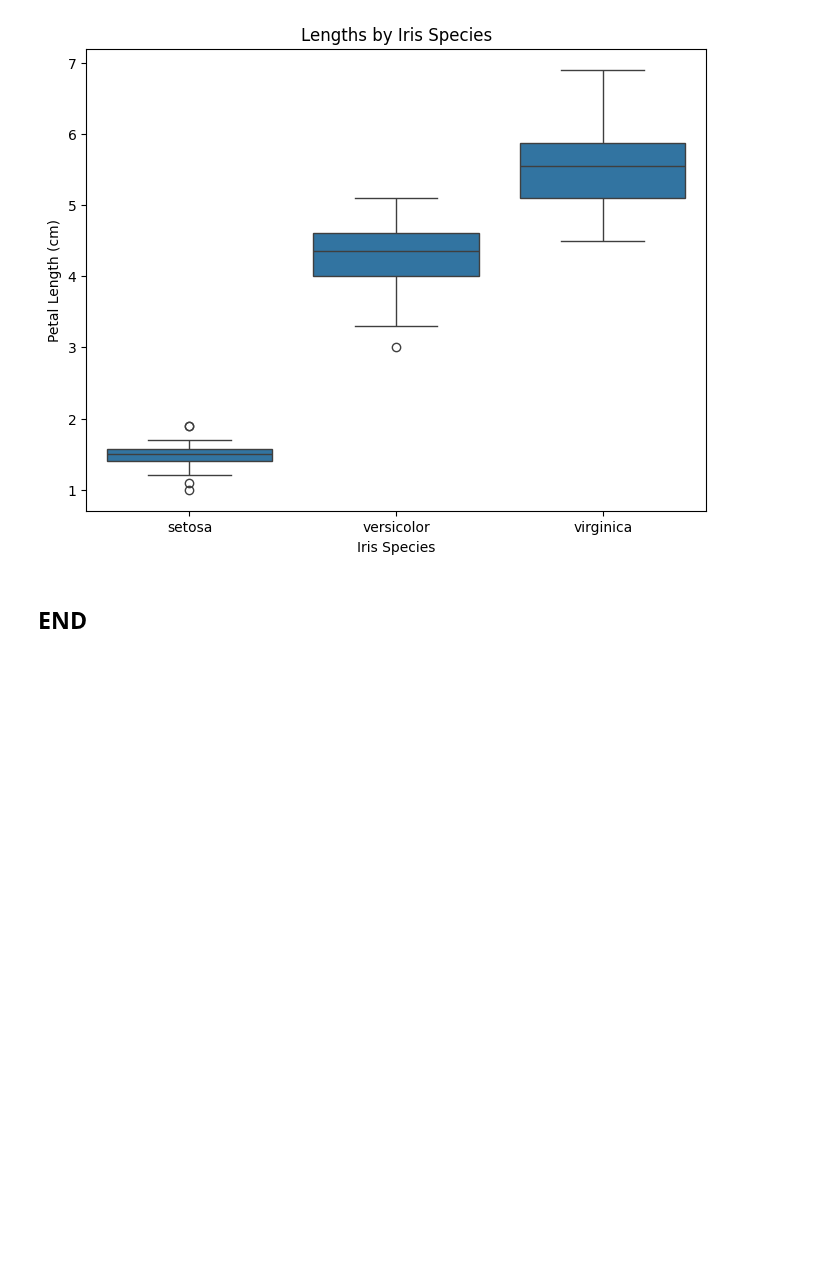
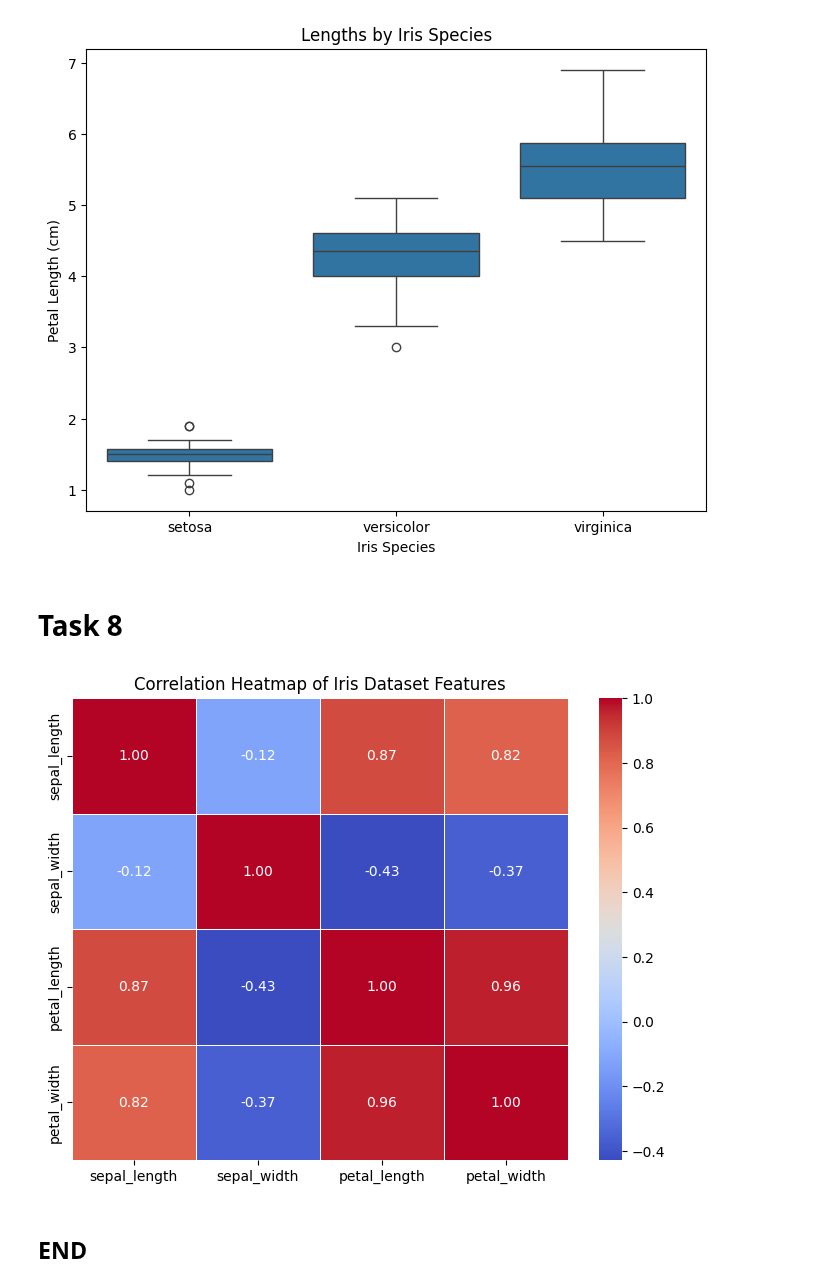
Before and after one commit to IgnacioRiboldi/principles_of_data_analytics, a Jupyter notebook: tasks.ipynb, the cells around one changed output. Cells and saved outputs as stored; diff of their text form; code cells hidden in the pictures; blank space fills up the shorter version.

Commit message:
Task 8

```diff
--- a/tasks.ipynb
+++ b/tasks.ipynb
@@ -281,5 +281,27 @@ plt.ylabel("Petal Length (cm)")
 plt.show()
 # %% [output]
 [figure]
+# %% [markdown]
+# Task 8
+# %%
+import seaborn as sns
+import matplotlib.pyplot as plt
+import pandas as pd
+
+# Load the Iris dataset
+iris = sns.load_dataset("iris")
+
+# Calculate the correlation matrix
+corr_matrix = iris.drop("species", axis=1).corr()
+
+# Create a heatmap
+plt.figure(figsize=(8, 6))
+sns.heatmap(corr_matrix, annot=True, cmap="coolwarm", fmt=".2f", cbar=True, linewidths=0.5)
+
+# Tittle and Show
+plt.title("Correlation Heatmap of Iris Dataset Features")
+plt.show()
+# %% [output]
+[figure, added]
 # %% [markdown]
 ## END
```
Also changed, not shown: parts of 1 cell of this notebook.
